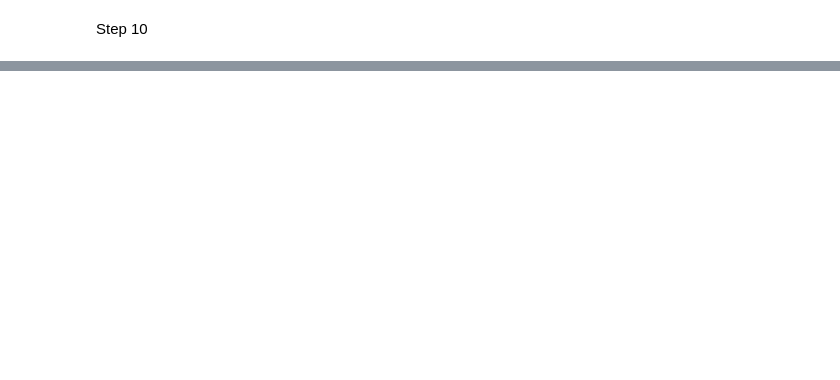
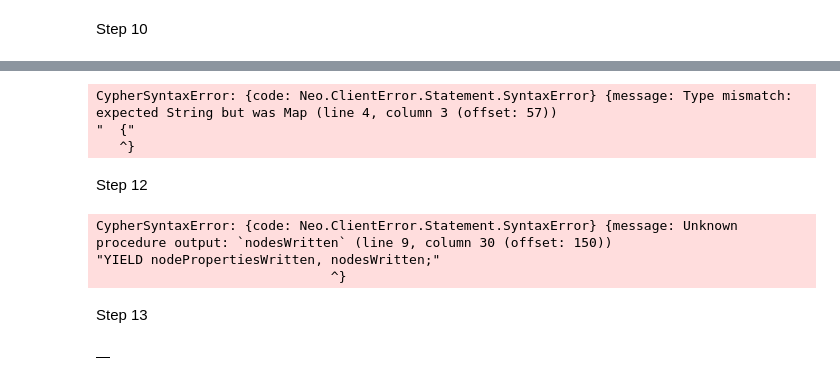
Before and after one commit to KPalabon/Assignment_3_350, a Jupyter notebook: Assignment3.ipynb, the cells around one changed output, grey strips where cells are left out. Saved outputs shown, nothing was run; the diff lists cells and outputs as text; code cells hidden in the pictures; blank space fills up the shorter version.

Commit message:
Updated notebook. Add step 13

```diff
--- a/Assignment3.ipynb
+++ b/Assignment3.ipynb
@@ -202,0 +219,40 @@ gds.run_cypher(nodeSimilarity_mutate)
+# %%
+gds.run_cypher(SIMILAR_TO_script)
+# %% [output]
+CypherSyntaxError: {code: Neo.ClientError.Statement.SyntaxError} {message: Type mismatch: expected String but was Map (line 4, column 3 (offset: 57))
+"  {"
+   ^}
+# %% [markdown]
+Step 12
+# %%
+how_many = '''
+CALL gds.degree.write(
+  'clientClusters',
+  {
+    relationshipTypes: ['SIMILAR_TO'],
+    writeProperty: 'degree'
+  }
+)
+YIELD nodePropertiesWritten, nodesWritten;
+'''
+# %%
+gds.run_cypher(how_many)
+# %% [output]
+CypherSyntaxError: {code: Neo.ClientError.Statement.SyntaxError} {message: Unknown procedure output: `nodesWritten` (line 9, column 30 (offset: 150))
+"YIELD nodePropertiesWritten, nodesWritten;"
+                              ^}
+# %% [markdown]
+Step 13
+# %%
+high_enough = '''
+MATCH (c:Client)
+WHERE c.secondPartyFraudScore IS NOT NULL
+WITH percentileCont(c.secondPartyFraudScore, 0.95) AS threshold
+MATCH (c:Client)
+WHERE c.secondPartyFraudScore > threshold
+SET c:SecondPartyFraudster
+'''
+# %%
+gds.run_cypher(high_enough)
+# %% [output]
+|  |
```
Also changed, not shown: parts of 5 cells of this notebook.
